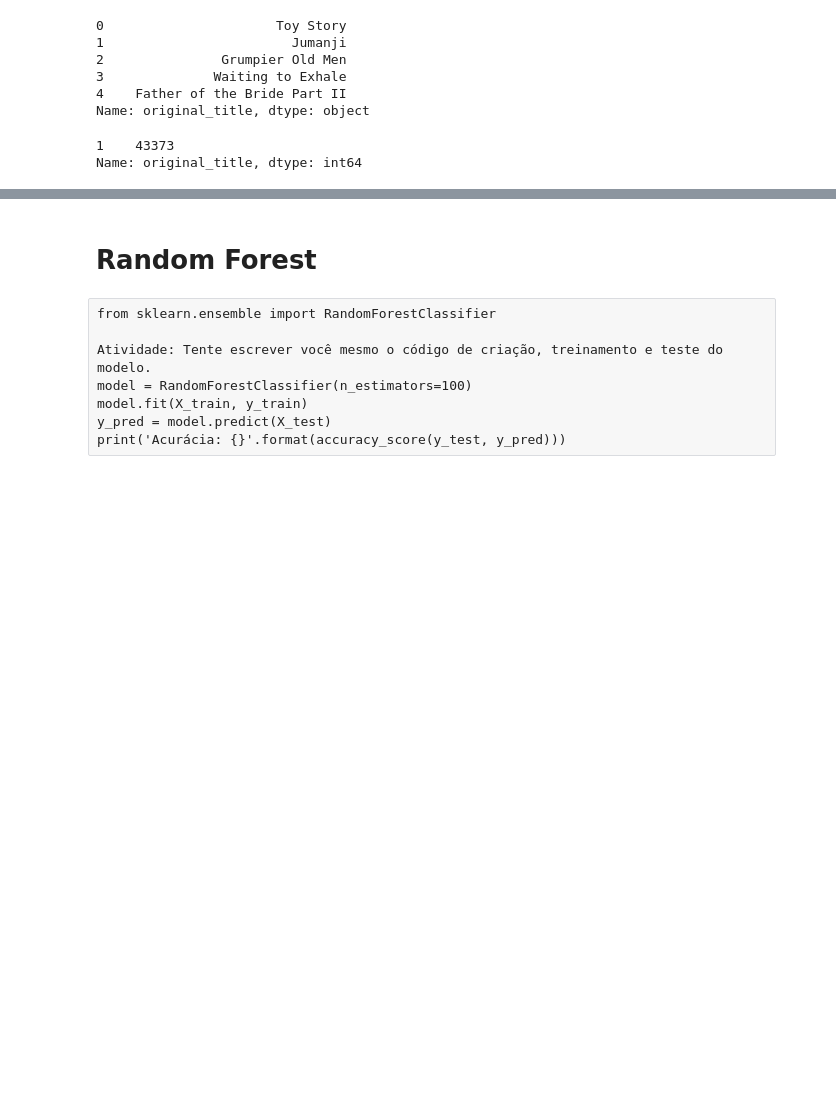
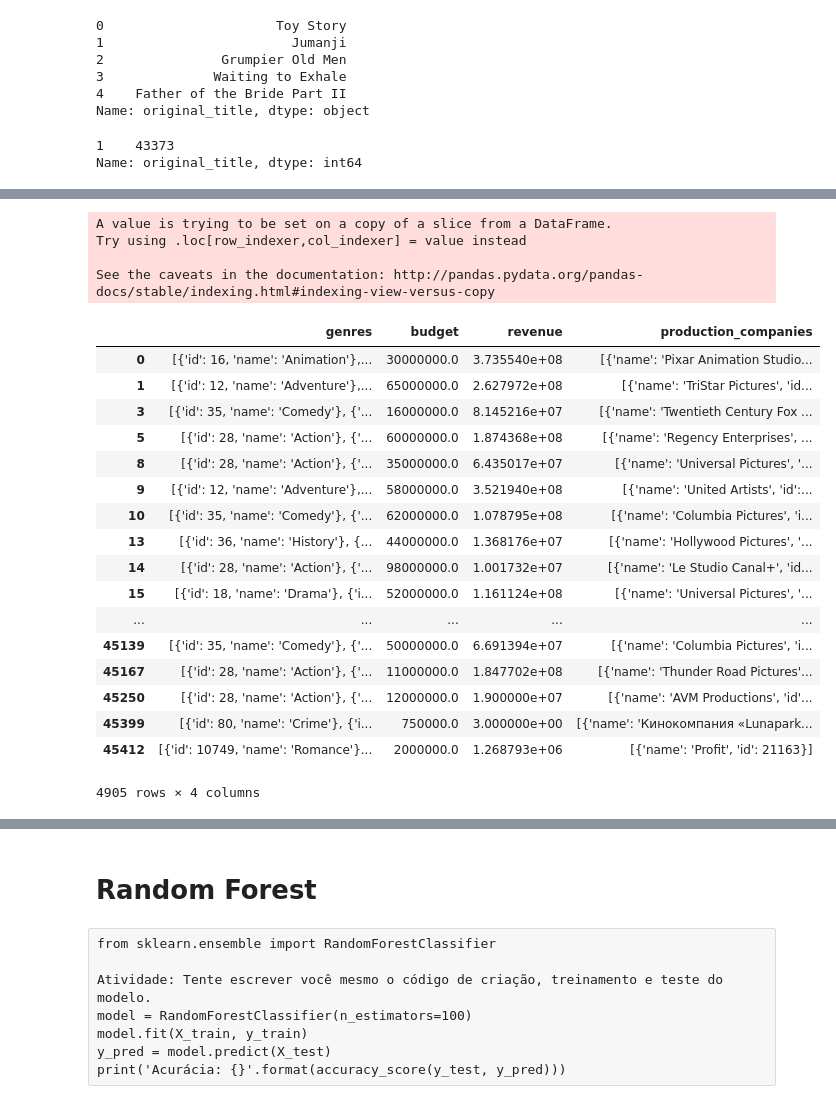
Before and after one commit to joaogcfa/Classificador_de_Filmes, a Jupyter notebook: P3_Jup_inicial.ipynb, the cells around one changed output, grey strips where cells are left out. Drawn from its saved outputs; the diff is of its cells as text; code cells hidden in the pictures; blank space fills up the shorter version.

```diff
--- a/P3_Jup_inicial.ipynb
+++ b/P3_Jup_inicial.ipynb
@@ -115,0 +94,27 @@ Name: bilhao, dtype: int64
+# %%
+df_mega_clean = df_super_clean[["genres","budget","revenue","production_companies"]]
+df_mega_clean['budget'] = df_mega_clean['budget'].astype(float)
+df_mega_clean
+# %% [output]
+A value is trying to be set on a copy of a slice from a DataFrame.
+Try using .loc[row_indexer,col_indexer] = value instead
+
+See the caveats in the documentation: http://pandas.pydata.org/pandas-docs/stable/indexing.html#indexing-view-versus-copy
+|  | genres | budget | revenue | production_companies |
+| 0 | [{'id': 16, 'name': 'Animation'},... | 30000000.0 | 3.735540e+08 | [{'name': 'Pixar Animation Studio... |
+| 1 | [{'id': 12, 'name': 'Adventure'},... | 65000000.0 | 2.627972e+08 | [{'name': 'TriStar Pictures', 'id... |
+| 3 | [{'id': 35, 'name': 'Comedy'}, {'... | 16000000.0 | 8.145216e+07 | [{'name': 'Twentieth Century Fox ... |
+| 5 | [{'id': 28, 'name': 'Action'}, {'... | 60000000.0 | 1.874368e+08 | [{'name': 'Regency Enterprises', ... |
+| 8 | [{'id': 28, 'name': 'Action'}, {'... | 35000000.0 | 6.435017e+07 | [{'name': 'Universal Pictures', '... |
+| 9 | [{'id': 12, 'name': 'Adventure'},... | 58000000.0 | 3.521940e+08 | [{'name': 'United Artists', 'id':... |
+| 10 | [{'id': 35, 'name': 'Comedy'}, {'... | 62000000.0 | 1.078795e+08 | [{'name': 'Columbia Pictures', 'i... |
+| 13 | [{'id': 36, 'name': 'History'}, {... | 44000000.0 | 1.368176e+07 | [{'name': 'Hollywood Pictures', '... |
+| 14 | [{'id': 28, 'name': 'Action'}, {'... | 98000000.0 | 1.001732e+07 | [{'name': 'Le Studio Canal+', 'id... |
+| 15 | [{'id': 18, 'name': 'Drama'}, {'i... | 52000000.0 | 1.161124e+08 | [{'name': 'Universal Pictures', '... |
+| ... | ... | ... | ... | ... |
+| 45139 | [{'id': 35, 'name': 'Comedy'}, {'... | 50000000.0 | 6.691394e+07 | [{'name': 'Columbia Pictures', 'i... |
+| 45167 | [{'id': 28, 'name': 'Action'}, {'... | 11000000.0 | 1.847702e+08 | [{'name': 'Thunder Road Pictures'... |
+| 45250 | [{'id': 28, 'name': 'Action'}, {'... | 12000000.0 | 1.900000e+07 | [{'name': 'AVM Productions', 'id'... |
+| 45399 | [{'id': 80, 'name': 'Crime'}, {'i... | 750000.0 | 3.000000e+00 | [{'name': 'Кинокомпания «Lunapark... |
+| 45412 | [{'id': 10749, 'name': 'Romance'}... | 2000000.0 | 1.268793e+06 | [{'name': 'Profit', 'id': 21163}] |
+4905 rows × 4 columns
```
Also changed, not shown: parts of 4 cells of this notebook.
